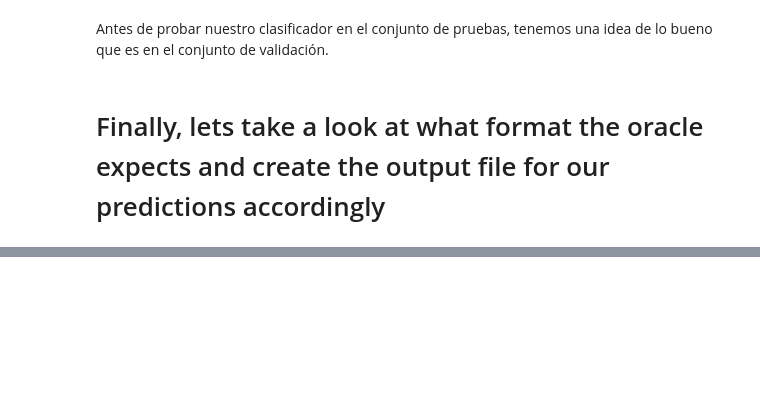
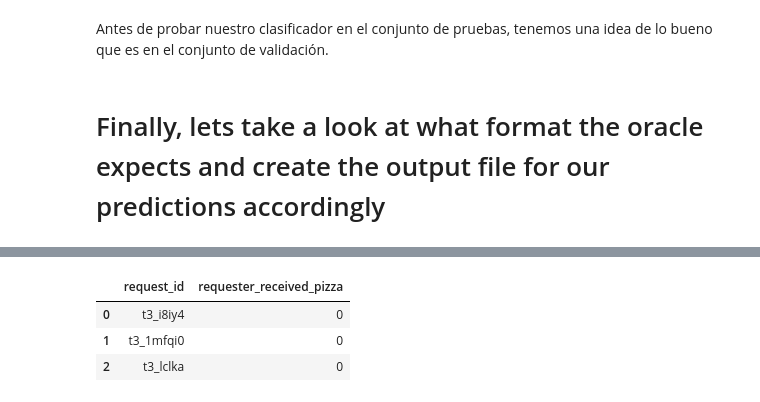
Before and after one commit to Viny2030/NLP, a Jupyter notebook: Basic_NLP_with_NLTK.ipynb, the cells around one changed output, grey strips where cells are left out. Saved outputs shown, nothing was run; the diff lists cells and outputs as text; code cells hidden in the pictures; blank space fills up the shorter version.

```diff
--- a/Basic_NLP_with_NLTK.ipynb
+++ b/Basic_NLP_with_NLTK.ipynb
@@ -1356,3 +1409,10 @@ df_output.head()
 # %%
 # Create the csv file.
 df_output.to_csv('basic-nlp-submission.csv')
+# %%
+df_output.head(3)
+# %% [output]
+|  | request_id | requester_received_pizza |
+| 0 | t3_i8iy4 | 0 |
+| 1 | t3_1mfqi0 | 0 |
+| 2 | t3_lclka | 0 |
```
Also changed, not shown: parts of 16 cells of this notebook.
